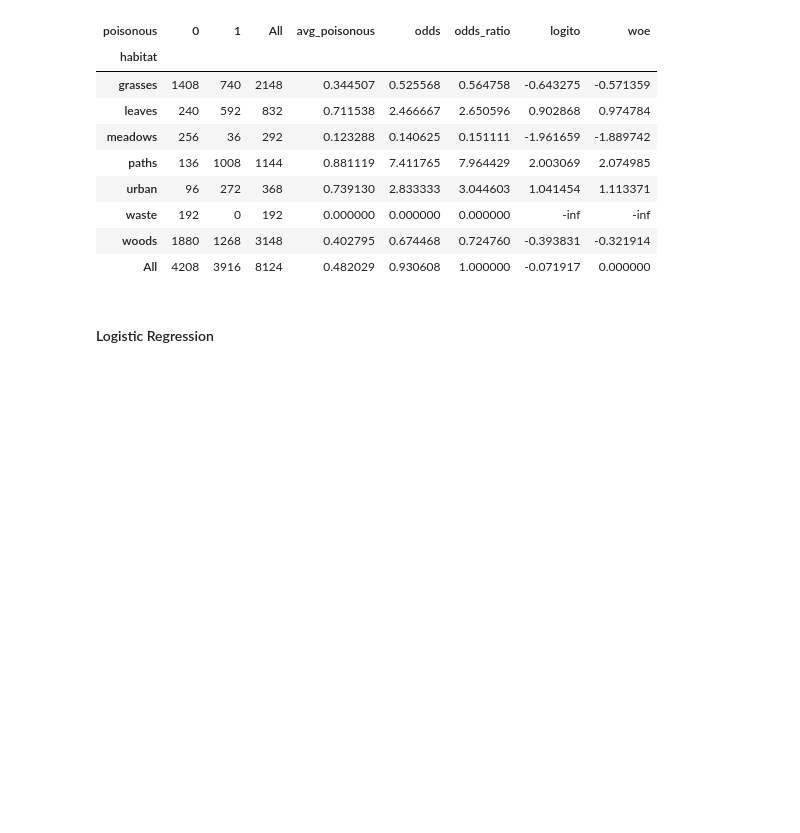
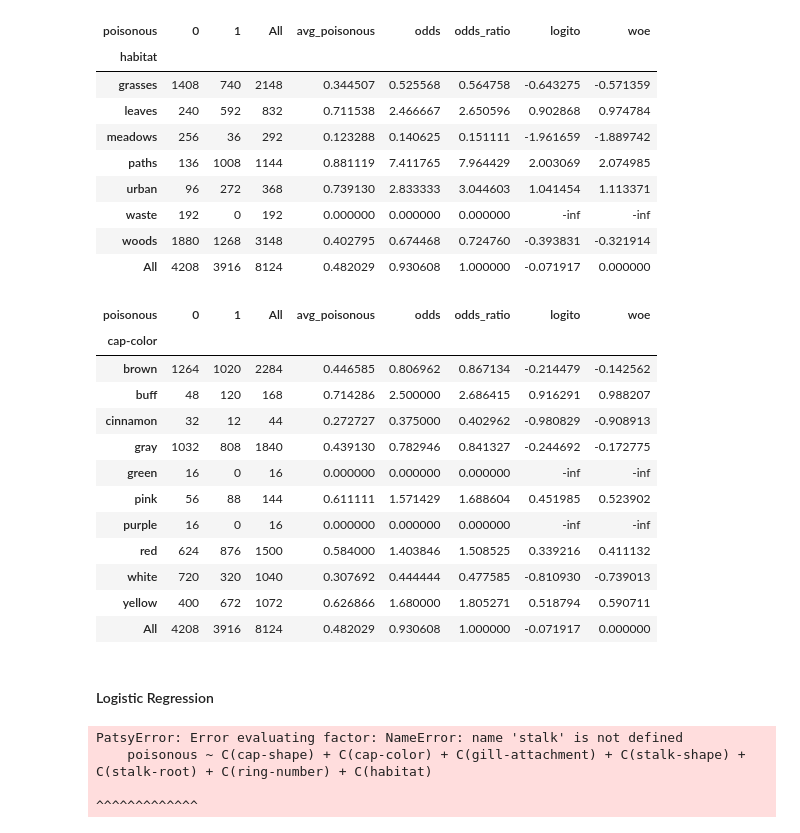
Before and after one commit to PedroHang/Mushroom-Classification-Project, a Jupyter notebook: mushrooms.ipynb, the cells around one changed output. Cells and saved outputs as stored; diff of their text form; code cells hidden in the pictures; blank space fills up the shorter version.

```diff
--- a/mushrooms.ipynb
+++ b/mushrooms.ipynb
@@ -382,5 +382,29 @@ analysis
 | waste | 192 | 0 | 192 | 0.000000 | 0.000000 | 0.000000 | -inf | -inf |
 | woods | 1880 | 1268 | 3148 | 0.402795 | 0.674468 | 0.724760 | -0.393831 | -0.321914 |
 | All | 4208 | 3916 | 8124 | 0.482029 | 0.930608 | 1.000000 | -0.071917 | 0.000000 |
+# %%
+analysis_cap_color = biv_analysis(df_mushrooms, 'poisonous', 'cap-color')
+analysis_cap_color
+# %% [output]
+| poisonous | 0 | 1 | All | avg_poisonous | odds | odds_ratio | logito | woe |
+| cap-color |  |  |  |  |  |  |  |  |
+| brown | 1264 | 1020 | 2284 | 0.446585 | 0.806962 | 0.867134 | -0.214479 | -0.142562 |
+| buff | 48 | 120 | 168 | 0.714286 | 2.500000 | 2.686415 | 0.916291 | 0.988207 |
+| cinnamon | 32 | 12 | 44 | 0.272727 | 0.375000 | 0.402962 | -0.980829 | -0.908913 |
+| gray | 1032 | 808 | 1840 | 0.439130 | 0.782946 | 0.841327 | -0.244692 | -0.172775 |
+| green | 16 | 0 | 16 | 0.000000 | 0.000000 | 0.000000 | -inf | -inf |
+| pink | 56 | 88 | 144 | 0.611111 | 1.571429 | 1.688604 | 0.451985 | 0.523902 |
+| purple | 16 | 0 | 16 | 0.000000 | 0.000000 | 0.000000 | -inf | -inf |
+| red | 624 | 876 | 1500 | 0.584000 | 1.403846 | 1.508525 | 0.339216 | 0.411132 |
+| white | 720 | 320 | 1040 | 0.307692 | 0.444444 | 0.477585 | -0.810930 | -0.739013 |
+| yellow | 400 | 672 | 1072 | 0.626866 | 1.680000 | 1.805271 | 0.518794 | 0.590711 |
+| All | 4208 | 3916 | 8124 | 0.482029 | 0.930608 | 1.000000 | -0.071917 | 0.000000 |
 # %% [markdown]
 #### Logistic Regression
+# %%
+reglog = smf.logit("poisonous ~ C(cap-shape) + C(cap-color) + C(gill-attachment) + C(stalk-shape) + C(stalk-root) + C(ring-number) + C(habitat)", data=df_mushrooms).fit()
+reglog.summary()
+# %% [output]
+PatsyError: Error evaluating factor: NameError: name 'stalk' is not defined
+    poisonous ~ C(cap-shape) + C(cap-color) + C(gill-attachment) + C(stalk-shape) + C(stalk-root) + C(ring-number) + C(habitat)
+                                                                                    ^^^^^^^^^^^^^
```
Also changed, not shown: parts of 2 cells of this notebook.
